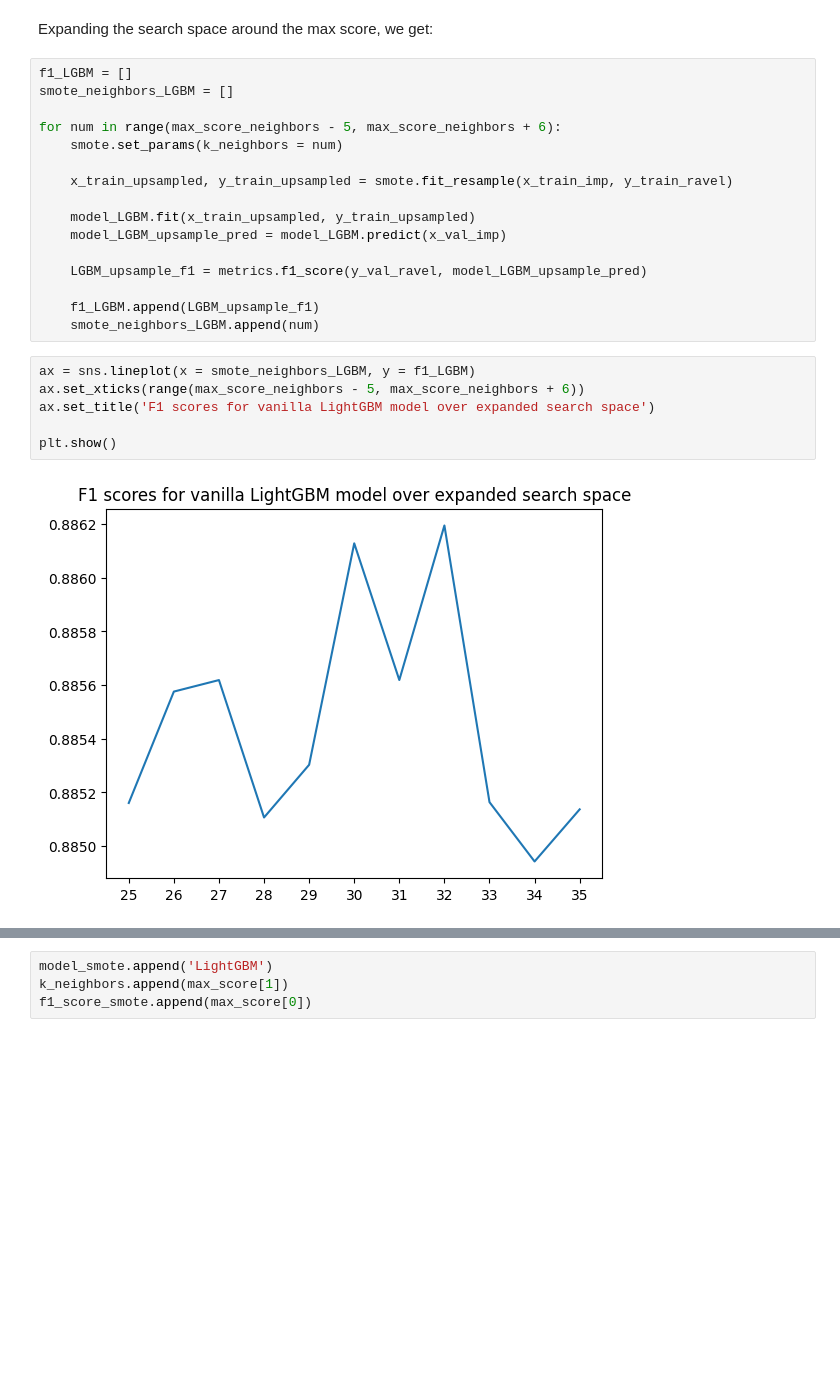
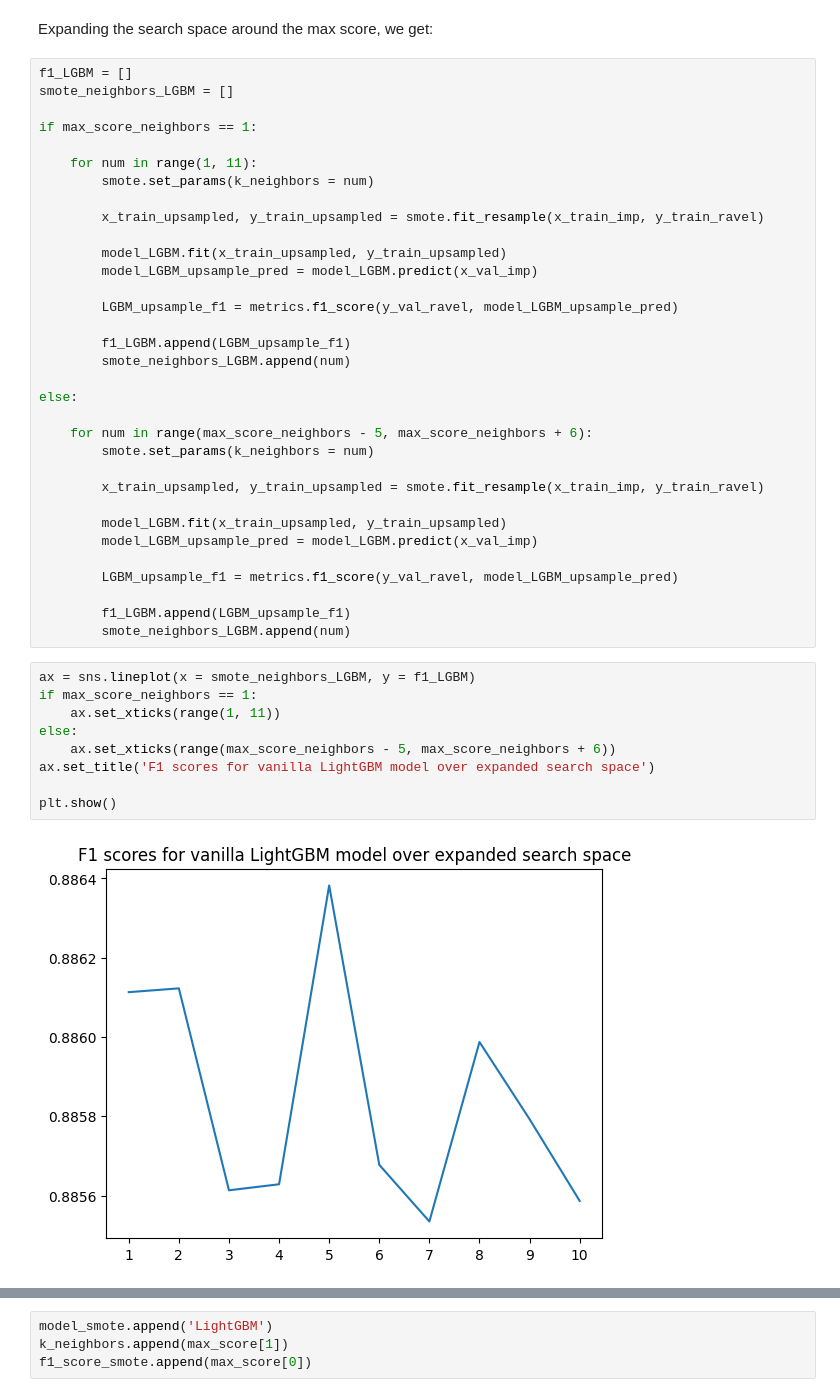
Before and after one commit to S84v/gst-analytics-hackathon, a Jupyter notebook: main.ipynb, the cells around one changed output, grey strips where cells are left out. Drawn from its saved outputs; the diff is of its cells as text; blank space fills up the shorter version.

```diff
--- a/main.ipynb
+++ b/main.ipynb
@@ -969,26 +1000,46 @@ Expanding the search space around the max score, we get:
 f1_LGBM = []
 smote_neighbors_LGBM = []
 
-for num in range(max_score_neighbors - 5, max_score_neighbors + 6):
-    smote.set_params(k_neighbors = num)
+if max_score_neighbors == 1:
 
-    x_train_upsampled, y_train_upsampled = smote.fit_resample(x_train_imp, y_train_ravel)
+    for num in range(1, 11):
+        smote.set_params(k_neighbors = num)
 
-    model_LGBM.fit(x_train_upsampled, y_train_upsampled)
-    model_LGBM_upsample_pred = model_LGBM.predict(x_val_imp)
+        x_train_upsampled, y_train_upsampled = smote.fit_resample(x_train_imp, y_train_ravel)
 
-    LGBM_upsample_f1 = metrics.f1_score(y_val_ravel, model_LGBM_upsample_pred)
+        model_LGBM.fit(x_train_upsampled, y_train_upsampled)
+        model_LGBM_upsample_pred = model_LGBM.predict(x_val_imp)
 
-    f1_LGBM.append(LGBM_upsample_f1)
-    smote_neighbors_LGBM.append(num)
+        LGBM_upsample_f1 = metrics.f1_score(y_val_ravel, model_LGBM_upsample_pred)
+
+        f1_LGBM.append(LGBM_upsample_f1)
+        smote_neighbors_LGBM.append(num)
+
+else:
+
+    for num in range(max_score_neighbors - 5, max_score_neighbors + 6):
+        smote.set_params(k_neighbors = num)
+
+        x_train_upsampled, y_train_upsampled = smote.fit_resample(x_train_imp, y_train_ravel)
+
+        model_LGBM.fit(x_train_upsampled, y_train_upsampled)
+        model_LGBM_upsample_pred = model_LGBM.predict(x_val_imp)
+
+        LGBM_upsample_f1 = metrics.f1_score(y_val_ravel, model_LGBM_upsample_pred)
+
+        f1_LGBM.append(LGBM_upsample_f1)
+        smote_neighbors_LGBM.append(num)
 # %%
 ax = sns.lineplot(x = smote_neighbors_LGBM, y = f1_LGBM)
-ax.set_xticks(range(max_score_neighbors - 5, max_score_neighbors + 6))
+if max_score_neighbors == 1:
+    ax.set_xticks(range(1, 11))
+else:
+    ax.set_xticks(range(max_score_neighbors - 5, max_score_neighbors + 6))
 ax.set_title('F1 scores for vanilla LightGBM model over expanded search space')
 
 plt.show()
 # %% [output]
-[figure, old version]
+[figure, new version]
 # %%
 max_score = max(sorted(zip(f1_LGBM, smote_neighbors_LGBM)))
 max_score
```
Also changed, not shown: parts of 31 cells of this notebook.
